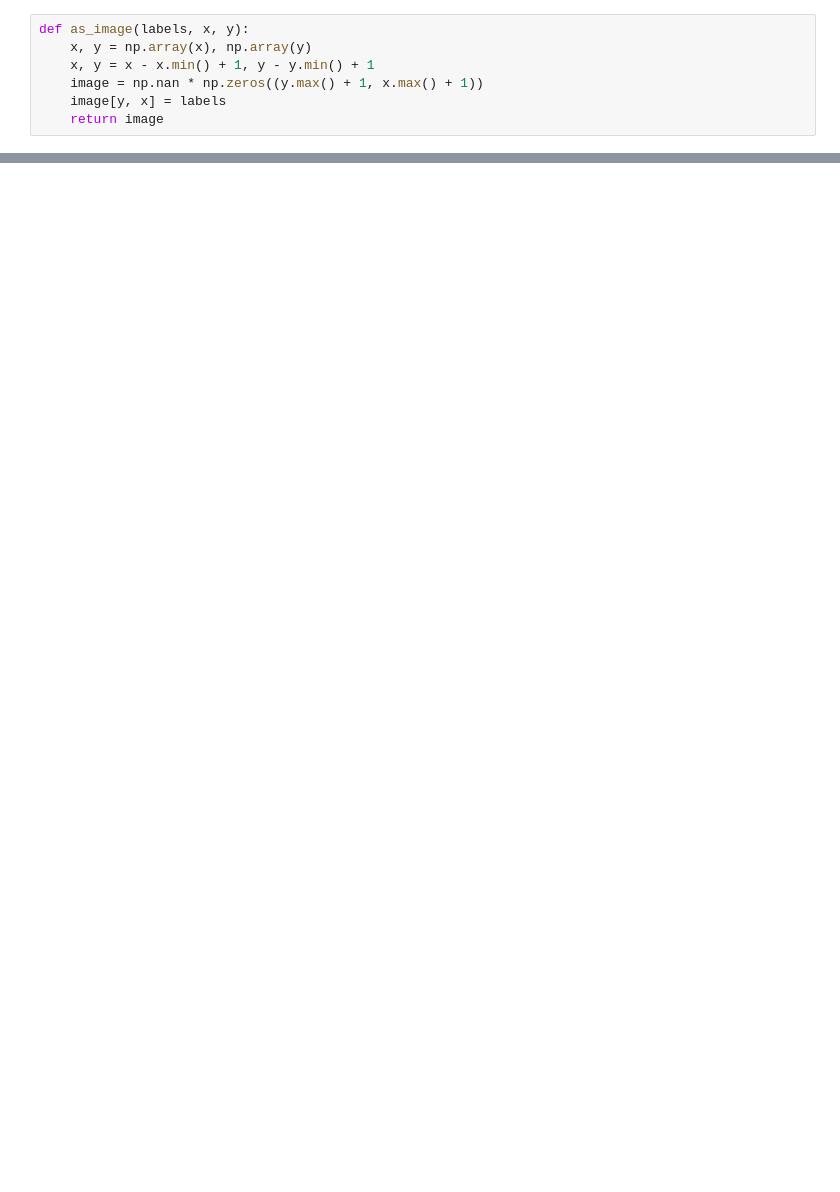
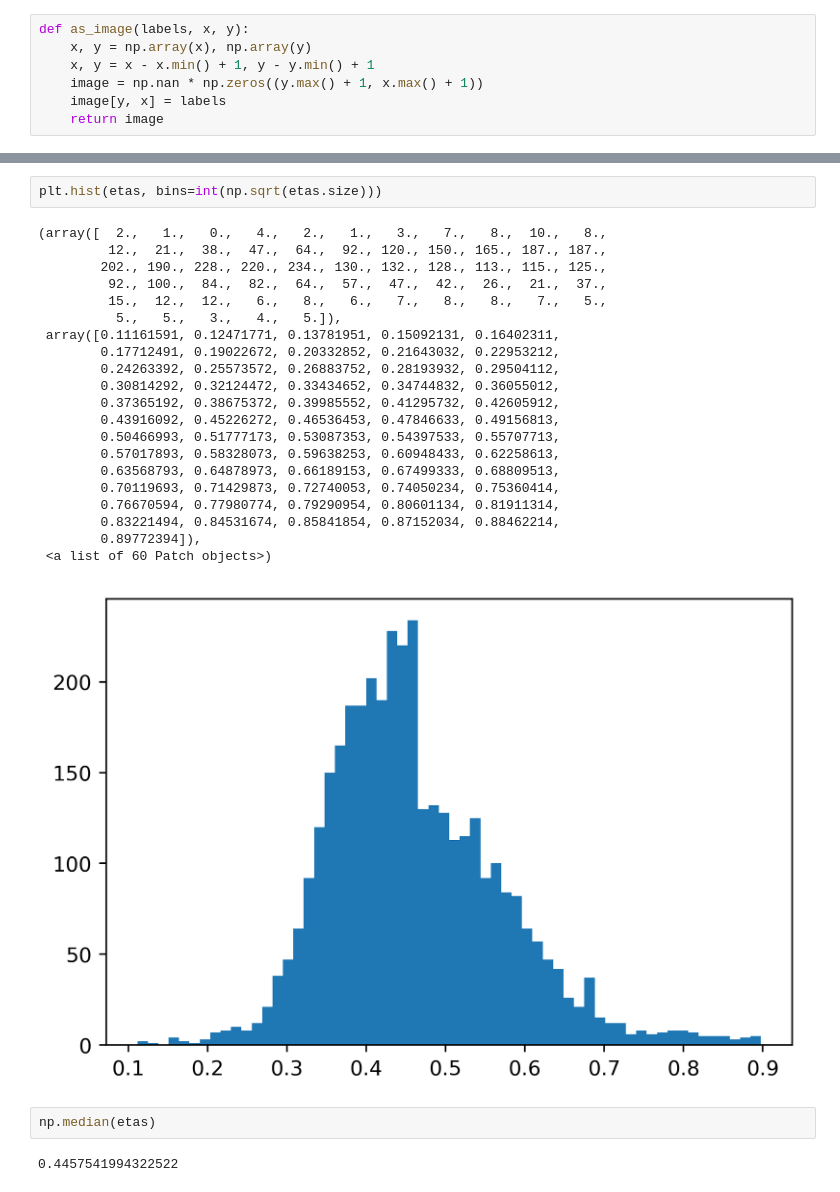
Before and after one commit to gmrukwa/divik, a Jupyter notebook: summarize-proteomics.ipynb, the cells around one changed output, grey strips where cells are left out. Saved outputs shown, nothing was run; the diff lists cells and outputs as text; blank space fills up the shorter version.

```diff
--- a/summarize-proteomics.ipynb
+++ b/summarize-proteomics.ipynb
@@ -74,0 +155,28 @@ smr.statistic(merged, metadata.diagnosis, smr.true_positive_rate)
+# %%
+plt.hist(etas, bins=int(np.sqrt(etas.size)))
+# %% [output]
+(array([  2.,   1.,   0.,   4.,   2.,   1.,   3.,   7.,   8.,  10.,   8.,
+         12.,  21.,  38.,  47.,  64.,  92., 120., 150., 165., 187., 187.,
+        202., 190., 228., 220., 234., 130., 132., 128., 113., 115., 125.,
+         92., 100.,  84.,  82.,  64.,  57.,  47.,  42.,  26.,  21.,  37.,
+         15.,  12.,  12.,   6.,   8.,   6.,   7.,   8.,   8.,   7.,   5.,
+          5.,   5.,   3.,   4.,   5.]),
+ array([0.11161591, 0.12471771, 0.13781951, 0.15092131, 0.16402311,
+        0.17712491, 0.19022672, 0.20332852, 0.21643032, 0.22953212,
+        0.24263392, 0.25573572, 0.26883752, 0.28193932, 0.29504112,
+        0.30814292, 0.32124472, 0.33434652, 0.34744832, 0.36055012,
+        0.37365192, 0.38675372, 0.39985552, 0.41295732, 0.42605912,
+        0.43916092, 0.45226272, 0.46536453, 0.47846633, 0.49156813,
+        0.50466993, 0.51777173, 0.53087353, 0.54397533, 0.55707713,
+        0.57017893, 0.58328073, 0.59638253, 0.60948433, 0.62258613,
+        0.63568793, 0.64878973, 0.66189153, 0.67499333, 0.68809513,
+        0.70119693, 0.71429873, 0.72740053, 0.74050234, 0.75360414,
+        0.76670594, 0.77980774, 0.79290954, 0.80601134, 0.81911314,
+        0.83221494, 0.84531674, 0.85841854, 0.87152034, 0.88462214,
+        0.89772394]),
+ <a list of 60 Patch objects>)
+[figure, added]
+# %%
+np.median(etas)
+# %% [output]
+0.4457541994322522
```
Also changed, not shown: parts of 11 cells of this notebook, 3 other files.
